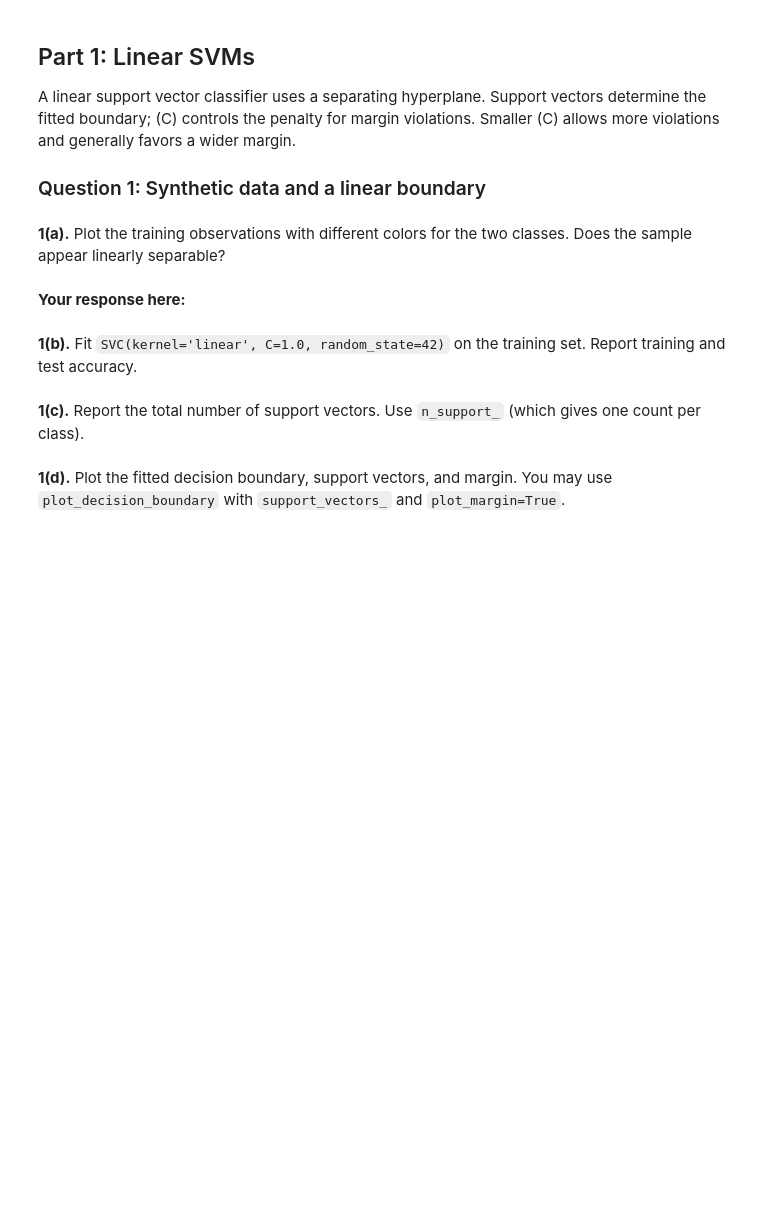
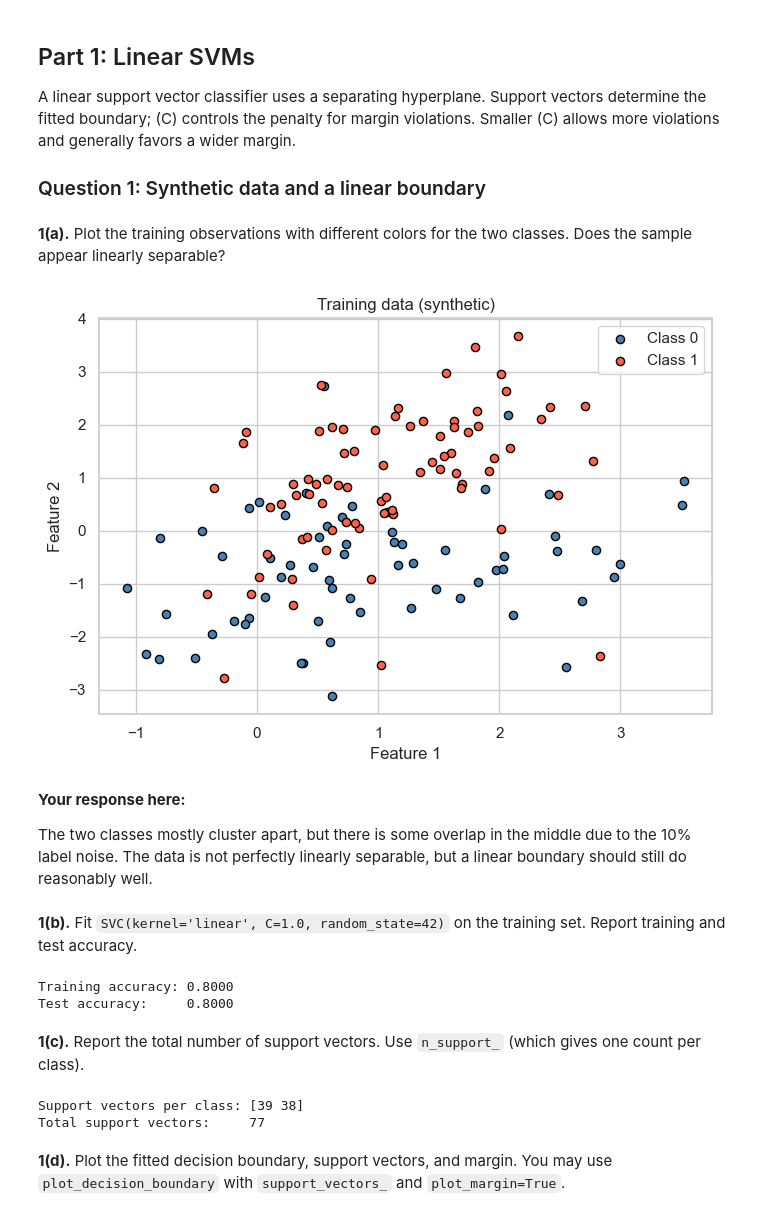
Before and after one commit to STAT-486-Fall-2026-Labs/lab-06-mbgardin, a Jupyter notebook: lab-06.ipynb, the cells around one changed output. Drawn from its saved outputs; the diff is of its cells as text; code cells hidden in the pictures; blank space fills up the shorter version.

```diff
--- a/lab-06.ipynb
+++ b/lab-06.ipynb
@@ -92,19 +92,43 @@ X_train, X_test, y_train, y_test = train_test_split(
 **1(a).** Plot the training observations with different colors for the two classes. Does the sample appear linearly separable?
 # %%
 # 1(a)
-# Your code here
+fig, ax = plt.subplots(figsize=(7, 5))
+for cls, label, color in zip([0, 1], ["Class 0", "Class 1"], ["steelblue", "tomato"]):
+    mask = y_train == cls
+    ax.scatter(X_train[mask, 0], X_train[mask, 1], label=label, color=color,
+               edgecolors="black", s=35)
+ax.set(xlabel="Feature 1", ylabel="Feature 2", title="Training data (synthetic)")
+ax.legend()
+plt.tight_layout()
+plt.show()
+# %% [output]
+[figure, added]
 # %% [markdown]
 **Your response here:**
+
+The two classes mostly cluster apart, but there is some overlap in the middle due to the 10% label noise. The data is not perfectly linearly separable, but a linear boundary should still do reasonably well.
 # %% [markdown]
 **1(b).** Fit `SVC(kernel='linear', C=1.0, random_state=42)` on the training set. Report training and test accuracy.
 # %%
 # 1(b)
-# Your code here
+svm_linear = SVC(kernel="linear", C=1.0, random_state=42)
+svm_linear.fit(X_train, y_train)
+train_acc = svm_linear.score(X_train, y_train)
+test_acc = svm_linear.score(X_test, y_test)
+print(f"Training accuracy: {train_acc:.4f}")
+print(f"Test accuracy:     {test_acc:.4f}")
+# %% [output]
+Training accuracy: 0.8000
+Test accuracy:     0.8000
 # %% [markdown]
 **1(c).** Report the total number of support vectors. Use `n_support_` (which gives one count per class).
 # %%
 # 1(c)
-# Your code here
+print(f"Support vectors per class: {svm_linear.n_support_}")
+print(f"Total support vectors:     {svm_linear.n_support_.sum()}")
+# %% [output]
+Support vectors per class: [39 38]
+Total support vectors:     77
 # %% [markdown]
 **1(d).** Plot the fitted decision boundary, support vectors, and margin. You may use `plot_decision_boundary` with `support_vectors_` and `plot_margin=True`.
 # %%
```
Also changed, not shown: parts of 48 cells of this notebook, 1 other file.
